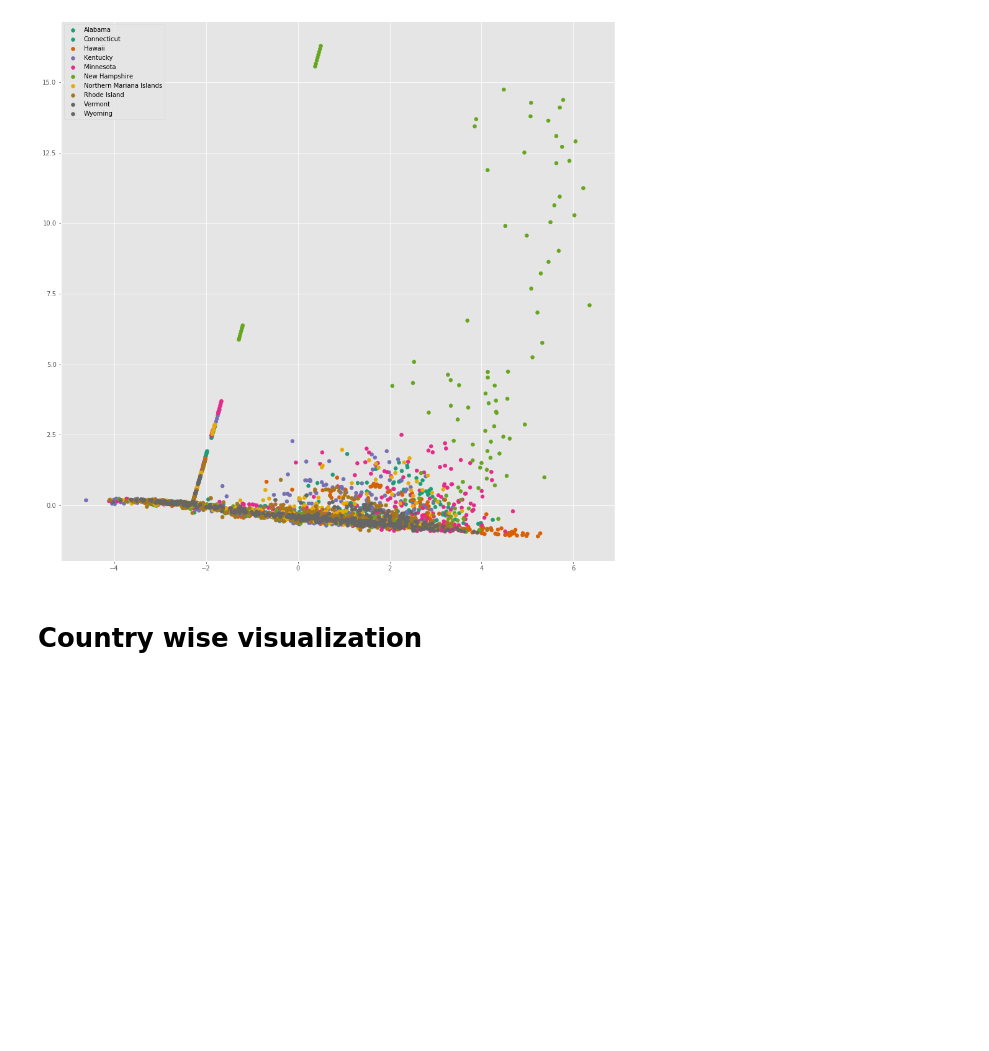
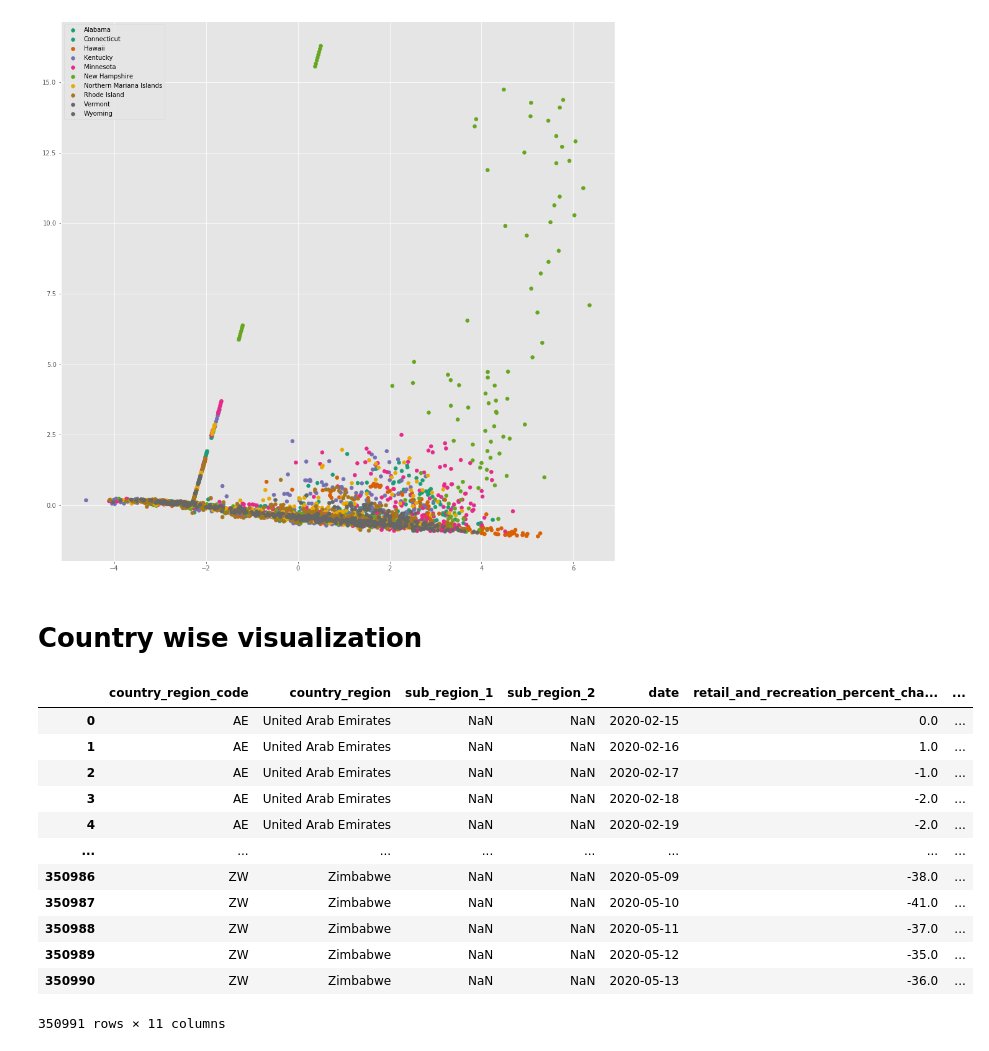
Before and after one commit to hannanabdul55/neural-nets-research-playground, a Jupyter notebook: Should-I-get-out.ipynb, the cells around one changed output. Saved outputs shown, nothing was run; the diff lists cells and outputs as text; code cells hidden in the pictures; blank space fills up the shorter version.

```diff
--- a/Should-I-get-out.ipynb
+++ b/Should-I-get-out.ipynb
@@ -323,3 +337,19 @@ plt.legend(*sc.legend_elements(fmt=mpl.ticker.FuncFormatter(l)))
 [figure]
 # %% [markdown]
 # Country wise visualization
+# %%
+mobility
+# %% [output]
+|  | country_region_code | country_region | sub_region_1 | sub_region_2 | date | retail_and_recreation_percent_cha... | ... |
+| 0 | AE | United Arab Emirates | NaN | NaN | 2020-02-15 | 0.0 | ... |
+| 1 | AE | United Arab Emirates | NaN | NaN | 2020-02-16 | 1.0 | ... |
+| 2 | AE | United Arab Emirates | NaN | NaN | 2020-02-17 | -1.0 | ... |
+| 3 | AE | United Arab Emirates | NaN | NaN | 2020-02-18 | -2.0 | ... |
+| 4 | AE | United Arab Emirates | NaN | NaN | 2020-02-19 | -2.0 | ... |
+| ... | ... | ... | ... | ... | ... | ... | ... |
+| 350986 | ZW | Zimbabwe | NaN | NaN | 2020-05-09 | -38.0 | ... |
+| 350987 | ZW | Zimbabwe | NaN | NaN | 2020-05-10 | -41.0 | ... |
+| 350988 | ZW | Zimbabwe | NaN | NaN | 2020-05-11 | -37.0 | ... |
+| 350989 | ZW | Zimbabwe | NaN | NaN | 2020-05-12 | -35.0 | ... |
+| 350990 | ZW | Zimbabwe | NaN | NaN | 2020-05-13 | -36.0 | ... |
+350991 rows × 11 columns
```
Also changed, not shown: parts of 7 cells of this notebook, 2 other files.
